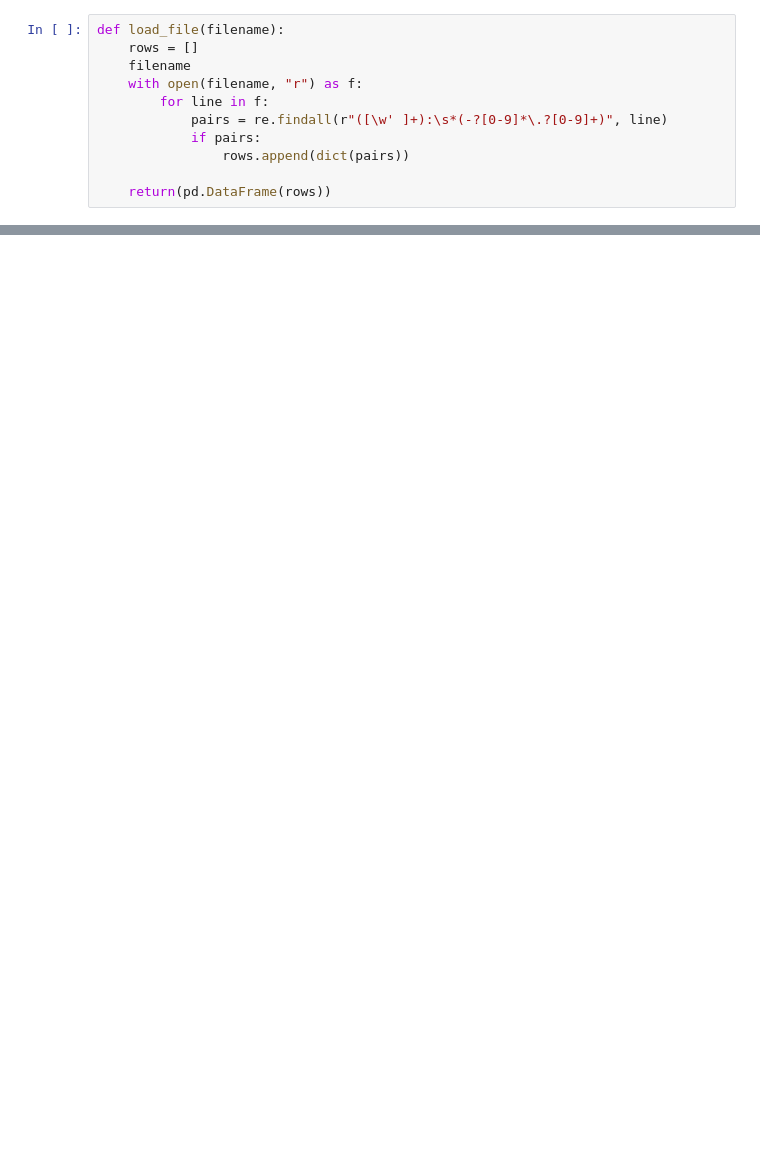
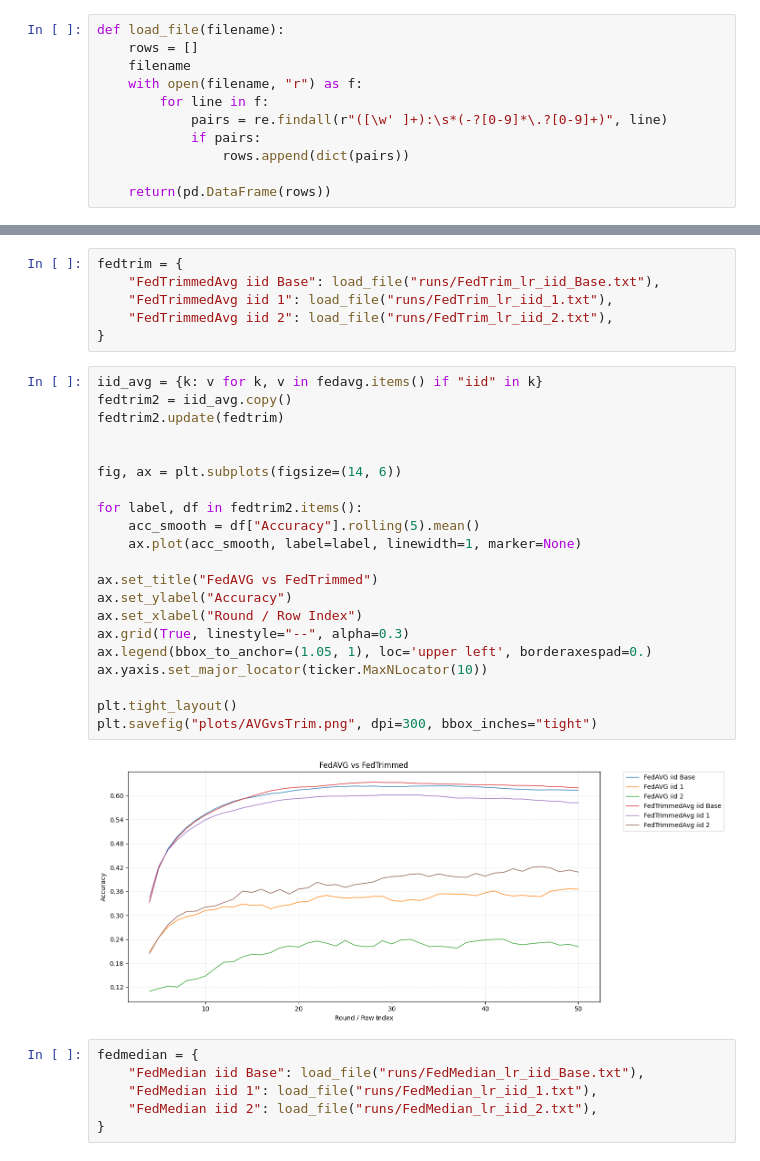
Before and after one commit to RazzRazz13/DV2607_Assignment, a Jupyter notebook: Task_2/DV2507-Inl_Del_2-Federated_learning.ipynb, the cells around one changed output, grey strips where cells are left out. Cells and saved outputs as stored; diff of their text form; blank space fills up the shorter version.

```diff
--- a/Task_2/DV2507-Inl_Del_2-Federated_learning.ipynb
+++ b/Task_2/DV2507-Inl_Del_2-Federated_learning.ipynb
@@ -97,0 +106,35 @@ plt.tight_layout()
+# %%
+fedtrim = {
+    "FedTrimmedAvg iid Base": load_file("runs/FedTrim_lr_iid_Base.txt"),
+    "FedTrimmedAvg iid 1": load_file("runs/FedTrim_lr_iid_1.txt"),
+    "FedTrimmedAvg iid 2": load_file("runs/FedTrim_lr_iid_2.txt"),
+}
+# %%
+iid_avg = {k: v for k, v in fedavg.items() if "iid" in k}
+fedtrim2 = iid_avg.copy()
+fedtrim2.update(fedtrim)
+
+
+fig, ax = plt.subplots(figsize=(14, 6))
+
+for label, df in fedtrim2.items():
+    acc_smooth = df["Accuracy"].rolling(5).mean()
+    ax.plot(acc_smooth, label=label, linewidth=1, marker=None)
+
+ax.set_title("FedAVG vs FedTrimmed")
+ax.set_ylabel("Accuracy")
+ax.set_xlabel("Round / Row Index")
+ax.grid(True, linestyle="--", alpha=0.3)
+ax.legend(bbox_to_anchor=(1.05, 1), loc='upper left', borderaxespad=0.)
+ax.yaxis.set_major_locator(ticker.MaxNLocator(10))
+
+plt.tight_layout()
+plt.savefig("plots/AVGvsTrim.png", dpi=300, bbox_inches="tight")
+# %% [output]
+[figure, added]
+# %%
+fedmedian = {
+    "FedMedian iid Base": load_file("runs/FedMedian_lr_iid_Base.txt"),
+    "FedMedian iid 1": load_file("runs/FedMedian_lr_iid_1.txt"),
+    "FedMedian iid 2": load_file("runs/FedMedian_lr_iid_2.txt"),
+}
```
Also changed, not shown: parts of 8 cells of this notebook, 24 other files.
